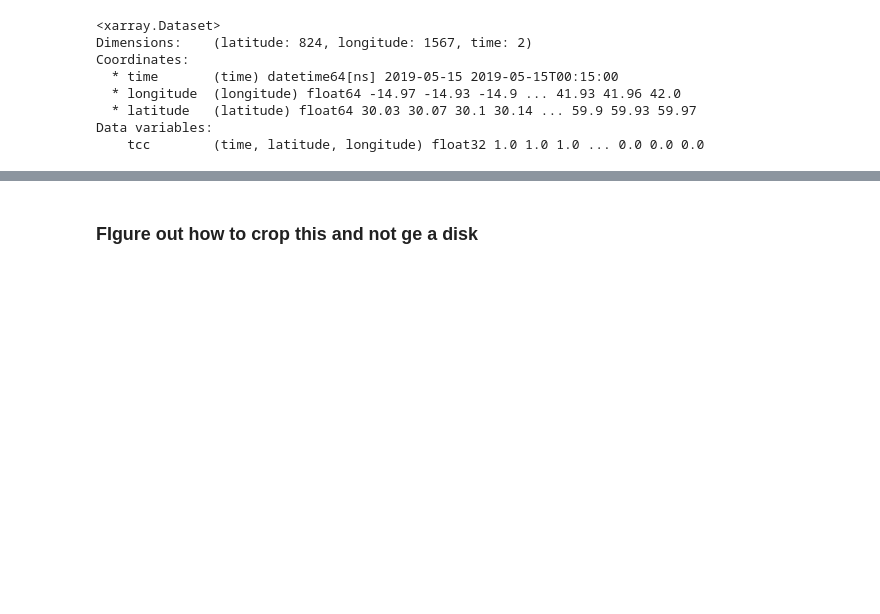
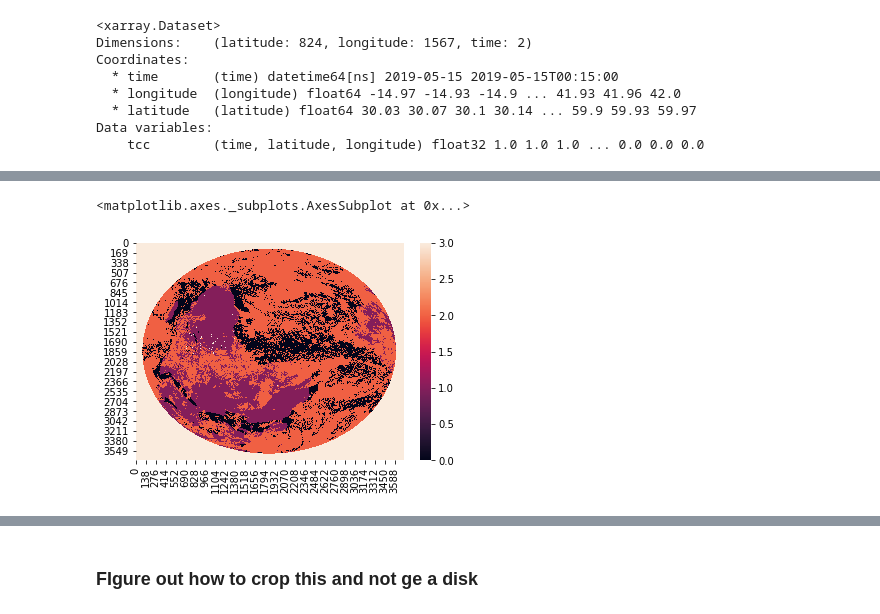
Before and after one commit to hannasv/ms, a Jupyter notebook: notebooks/ReadingSateliteData.ipynb, the cells around one changed output, grey strips where cells are left out. Saved outputs shown, nothing was run; the diff lists cells and outputs as text; code cells hidden in the pictures; blank space fills up the shorter version.

```diff
--- a/notebooks/ReadingSateliteData.ipynb
+++ b/notebooks/ReadingSateliteData.ipynb
@@ -131,0 +164,5 @@ Data variables:
+# %%
+sns.heatmap(data['CLOUDM_P30_GSV0_I207'].values)
+# %% [output]
+<matplotlib.axes._subplots.AxesSubplot at 0x...>
+[figure, added]
```
Also changed, not shown: parts of 82 cells of this notebook.
